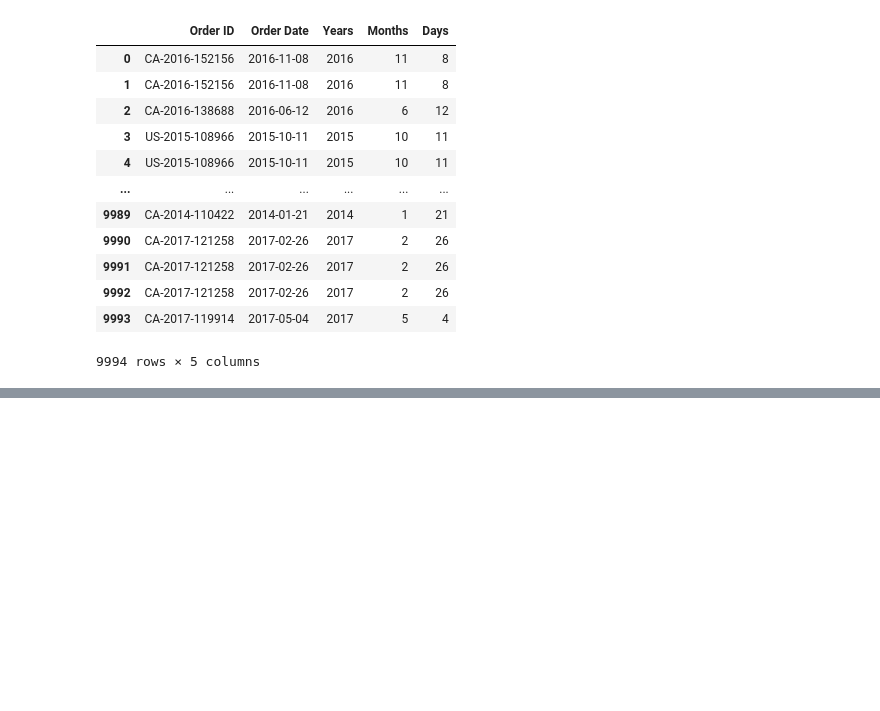
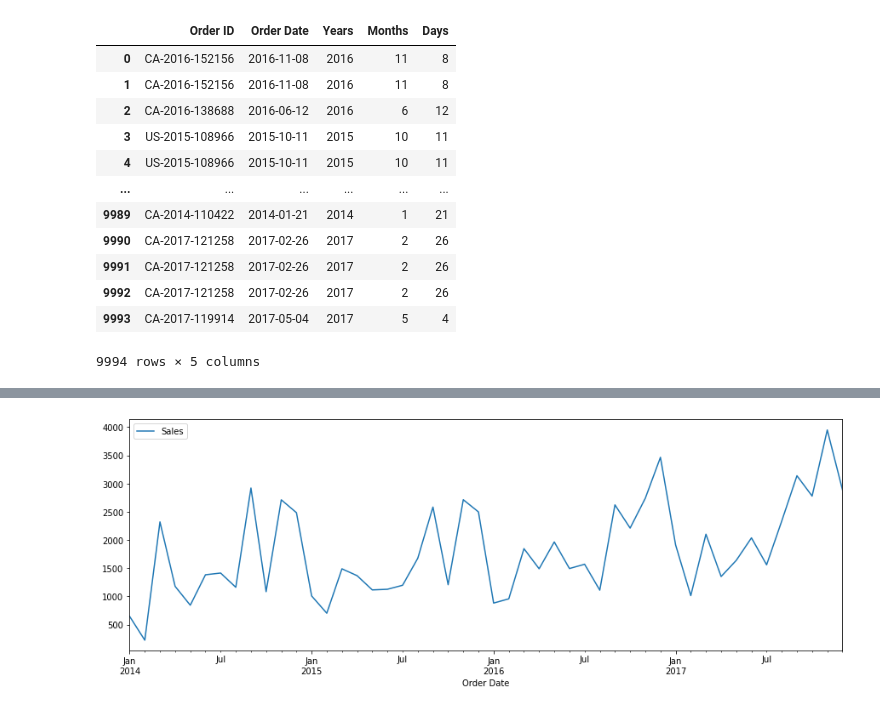
Before and after one commit to nittayac/DFEDATA6-EX1, a Jupyter notebook: 04Time Series Analysis.ipynb, the cells around one changed output, grey strips where cells are left out. Saved outputs shown, nothing was run; the diff lists cells and outputs as text; code cells hidden in the pictures; blank space fills up the shorter version.

```diff
--- a/04Time Series Analysis.ipynb
+++ b/04Time Series Analysis.ipynb
@@ -239,0 +257,3 @@ df14.groupby(by=["Years","Months","Days"]).count()
+# %%
+dfA = data.loc[:, ['Order Date','Sales']]
+dfA
@@ -239,0 +274,4 @@ df14.groupby(by=["Years","Months","Days"]).count()
+# %%
+#df1.groupby(by=["Order Date"]).sum()["Sales"].to_frame()
+dfA = dfA.groupby("Order Date").sum()["Sales"].to_frame()
+dfA.head()
@@ -239,0 +307,3 @@ df14.groupby(by=["Years","Months","Days"]).count()
+# %%
+dx = dfA
+dx.index
@@ -239,0 +331,3 @@ df14.groupby(by=["Years","Months","Days"]).count()
+# %%
+monthly_data = dx.resample('MS').mean()
+monthly_data.head()
@@ -239,0 +367,6 @@ df14.groupby(by=["Years","Months","Days"]).count()
+# %%
+import matplotlib.pyplot as plt
+monthly_data.plot(figsize=(15,5))
+plt.show()
+# %% [output]
+[figure, added]
```
Also changed, not shown: parts of 15 cells of this notebook.
